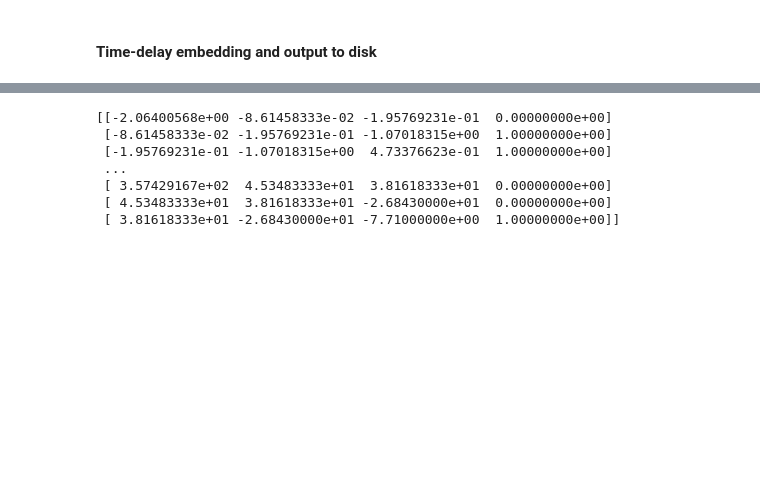
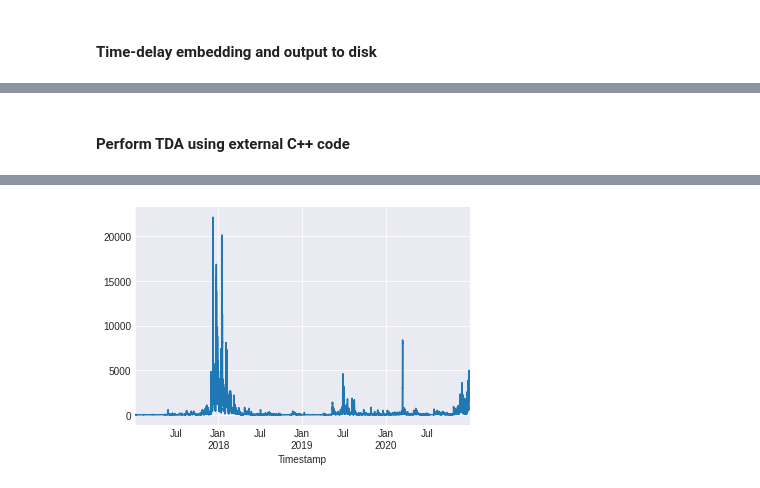
Before and after one commit to roldanpau/bitcoin, a Jupyter notebook: bitcoin.ipynb, the cells around one changed output, grey strips where cells are left out. Drawn from its saved outputs; the diff is of its cells as text; code cells hidden in the pictures; blank space fills up the shorter version.

```diff
--- a/bitcoin.ipynb
+++ b/bitcoin.ipynb
@@ -167,3 +181,16 @@ with open('/content/gdrive/MyDrive/research/bitcoin/retClose_emb.txt', 'w') as o
  [ 4.53483333e+01  3.81618333e+01 -2.68430000e+01]
  [ 3.81618333e+01 -2.68430000e+01 -7.71000000e+00]
  [-2.68430000e+01 -7.71000000e+00  1.19203167e+02]]
+# %% [markdown]
+#### Perform TDA using external C++ code
+# %%
+# Read TDA from disk
+TDA = pd.read_csv('/content/gdrive/MyDrive/research/bitcoin/TDA.csv')
+
+btc_short = btc.drop(btc.index[0:52])
+
+btc_short['TDA']=TDA['norm'].to_numpy()
+print(btc_short)
+btc_short.loc[:,'TDA'].plot()
+btc_short.to_csv('/content/gdrive/MyDrive/research/bitcoin/training.csv')
+# %% [output]
@@ -170,30 +212,23 @@ with open('/content/gdrive/MyDrive/research/bitcoin/retClose_emb.txt', 'w') as o
+[figure, added]
 # %%
-# Output training set to disk.
-# The training set consists of d features plus 1 y-value (label).
+# # Output training set to disk.
+# # The training set consists of d features plus 1 y-value (label).
 
-d=3+1 # dimension of embedding, d = number of features + 1 y-value (label)
-g=0 # gap
-embedding = retClose_array[(np.arange(d)*(g+1))+ np.arange(np.max(retClose_array.shape[0] - (d-1)*(g+1), 0)).reshape(-1,1)]
+# d=3+1 # dimension of embedding, d = number of features + 1 y-value (label)
+# g=0 # gap
+# embedding = retClose_array[(np.arange(d)*(g+1))+ np.arange(np.max(retClose_array.shape[0] - (d-1)*(g+1), 0)).reshape(-1,1)]
 
-# Assign value of 1 to positive y-values, and 0 to negative y-values.
-embedding[:,d-1][embedding[:,d-1] >= 0] = 1
-embedding[:,d-1][embedding[:,d-1] < 0] = 0
+# # Assign value of 1 to positive y-values, and 0 to negative y-values.
+# embedding[:,d-1][embedding[:,d-1] >= 0] = 1
+# embedding[:,d-1][embedding[:,d-1] < 0] = 0
 
-print(embedding)
+# print(embedding)
 
-NVertices = embedding.shape[0]
+# NVertices = embedding.shape[0]
 
-# Write the n-dim time series to disk
-with open('/content/gdrive/MyDrive/research/bitcoin/training.txt', 'w') as outfile:
-  # Format OFF file
-  #outfile.write('OFF\n')
-  #outfile.write('{} {} {}\n'.format(NVertices, 0, 0)) # 0 faces, 0 edges
-  np.savetxt(outfile, embedding, fmt=['%f', '%f', '%f', '%d'], header="x1 x2 x3 y")
+# # Write the n-dim time series to disk
+# with open('/content/gdrive/MyDrive/research/bitcoin/training.txt', 'w') as outfile:
+#   # Format OFF file
+#   #outfile.write('OFF\n')
+#   #outfile.write('{} {} {}\n'.format(NVertices, 0, 0)) # 0 faces, 0 edges
+#   np.savetxt(outfile, embedding, fmt=['%f', '%f', '%f', '%d'], header="x1 x2 x3 y")
-# %% [output]
-[[-2.06400568e+00 -8.61458333e-02 -1.95769231e-01  0.00000000e+00]
- [-8.61458333e-02 -1.95769231e-01 -1.07018315e+00  1.00000000e+00]
- [-1.95769231e-01 -1.07018315e+00  4.73376623e-01  1.00000000e+00]
- ...
- [ 3.57429167e+02  4.53483333e+01  3.81618333e+01  0.00000000e+00]
- [ 4.53483333e+01  3.81618333e+01 -2.68430000e+01  0.00000000e+00]
- [ 3.81618333e+01 -2.68430000e+01 -7.71000000e+00  1.00000000e+00]]
```
Also changed, not shown: parts of 3 cells of this notebook.
